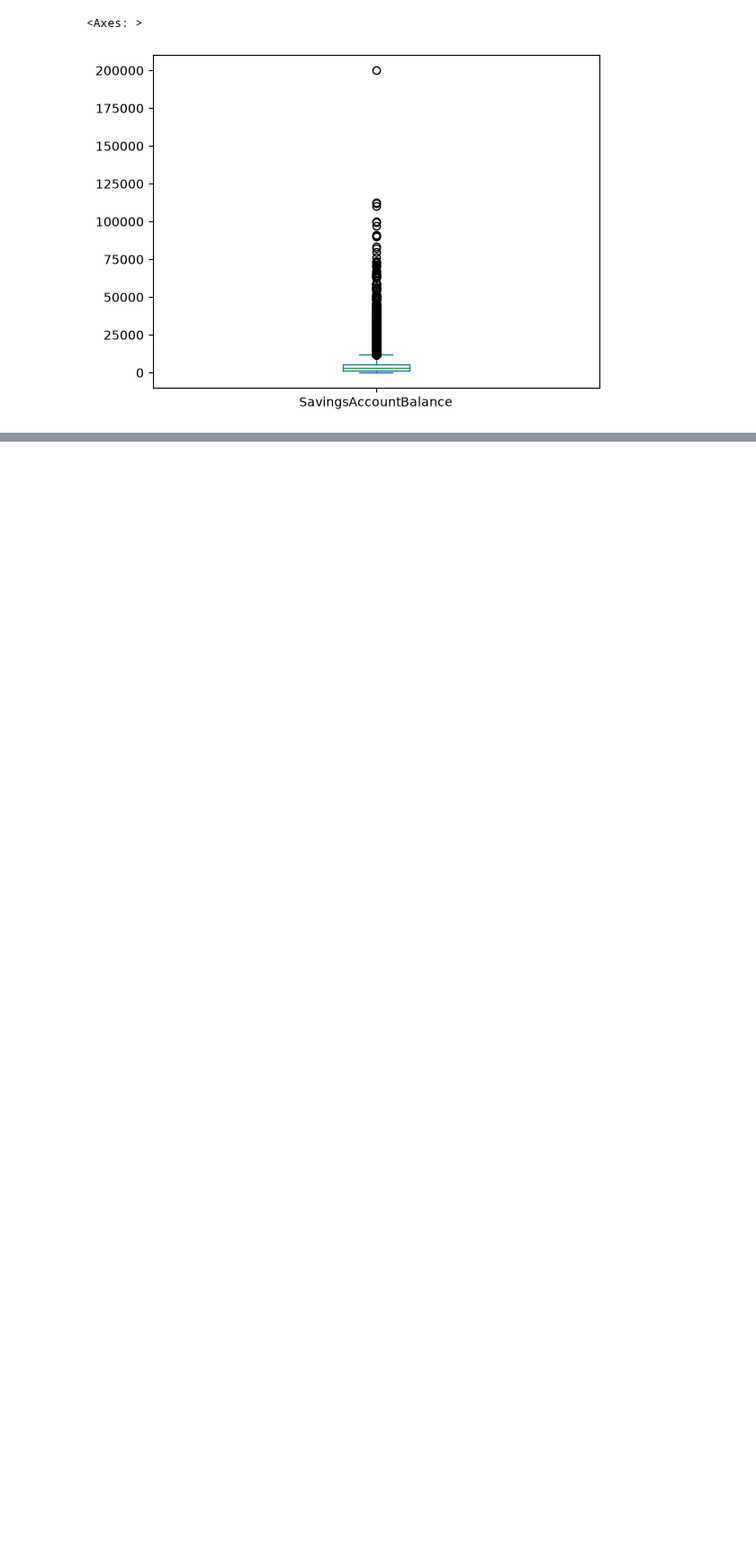
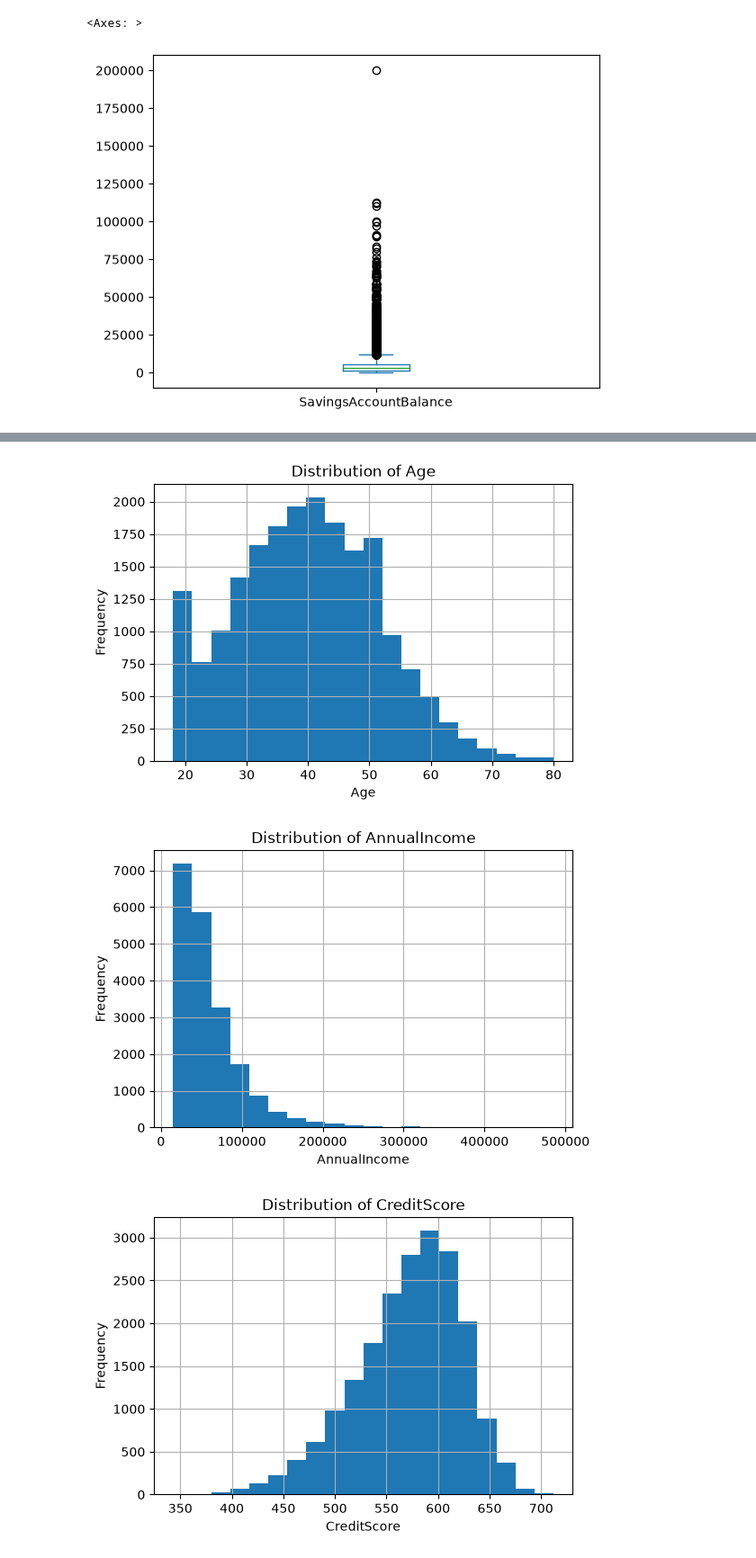
Before and after one commit to franciswairagu/financial-loan-risk, a Jupyter notebook: financial_loan_risk.ipynb, the cells around one changed output, grey strips where cells are left out. Shown at 90% size. Saved outputs shown, nothing was run; the diff lists cells and outputs as text; code cells hidden in the pictures; blank space fills up the shorter version.

```diff
--- a/financial_loan_risk.ipynb
+++ b/financial_loan_risk.ipynb
@@ -251,7 +280,7 @@ plt.show()
 # convert annual income to float
 
 def cleaner(df):
-    if df.AnnualIncome.dtype == "object":
+    if df.AnnualIncome.dtype == "str":
         df.AnnualIncome = df.AnnualIncome.str.replace(r"[\$,]", "", regex=True).astype(float)
 
     # fill categorical values with unknown
@@ -342,0 +317,14 @@ None
+# %%
+numerical_cols = df.select_dtypes(include=["int64", "float64"]).columns.drop(["LoanApproved", "RiskScore"])
+for col in numerical_cols:
+    plt.figure(figsize=(6,4))
+    df[col].hist(bins=20)
+
+    plt.title(f"Distribution of {col}")
+    plt.xlabel(col)
+    plt.ylabel("Frequency")
+    plt.show()
+# %% [output]
+[figure, added]
+[figure, added]
+[figure, added]
```
Also changed, not shown: parts of 62 cells of this notebook.
